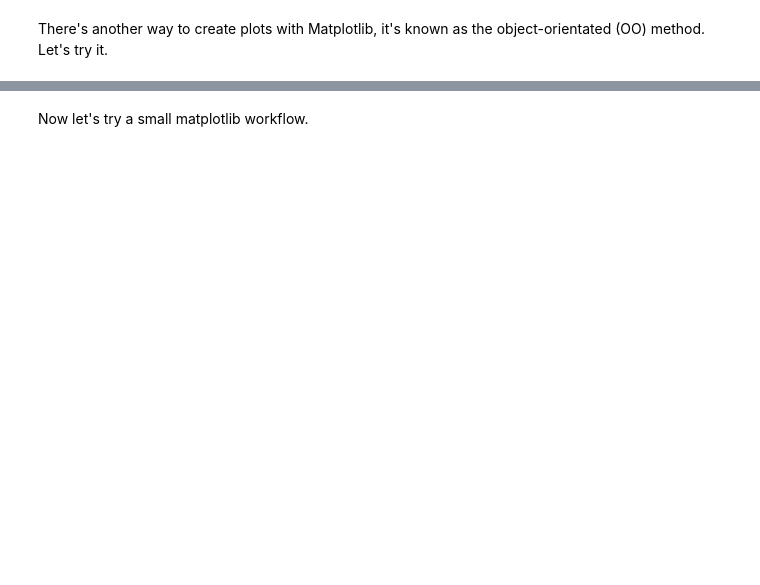
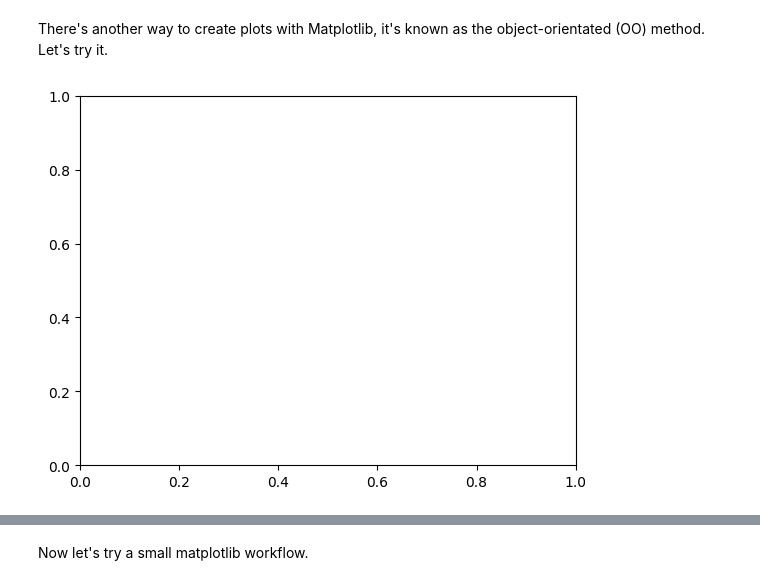
Before and after one commit to AlexLiang230410/ML_Sample_Project, a Jupyter notebook: matplotlib-exercises.ipynb, the cells around one changed output, grey strips where cells are left out. Drawn from its saved outputs; the diff is of its cells as text; code cells hidden in the pictures; blank space fills up the shorter version.

```diff
--- a/matplotlib-exercises.ipynb
+++ b/matplotlib-exercises.ipynb
@@ -46,5 +46,9 @@ plt.show()
 There's another way to create plots with Matplotlib, it's known as the object-orientated (OO) method. Let's try it.
 # %%
 # Create a plot using plt.subplots()
+fig, ax = plt.subplots();
+plt.show()
+# %% [output]
+[figure, added]
 # %%
 # Create a plot using plt.subplots() and then add X & y on the axes
```
Also changed, not shown: parts of 27 cells of this notebook, 1 other file.
